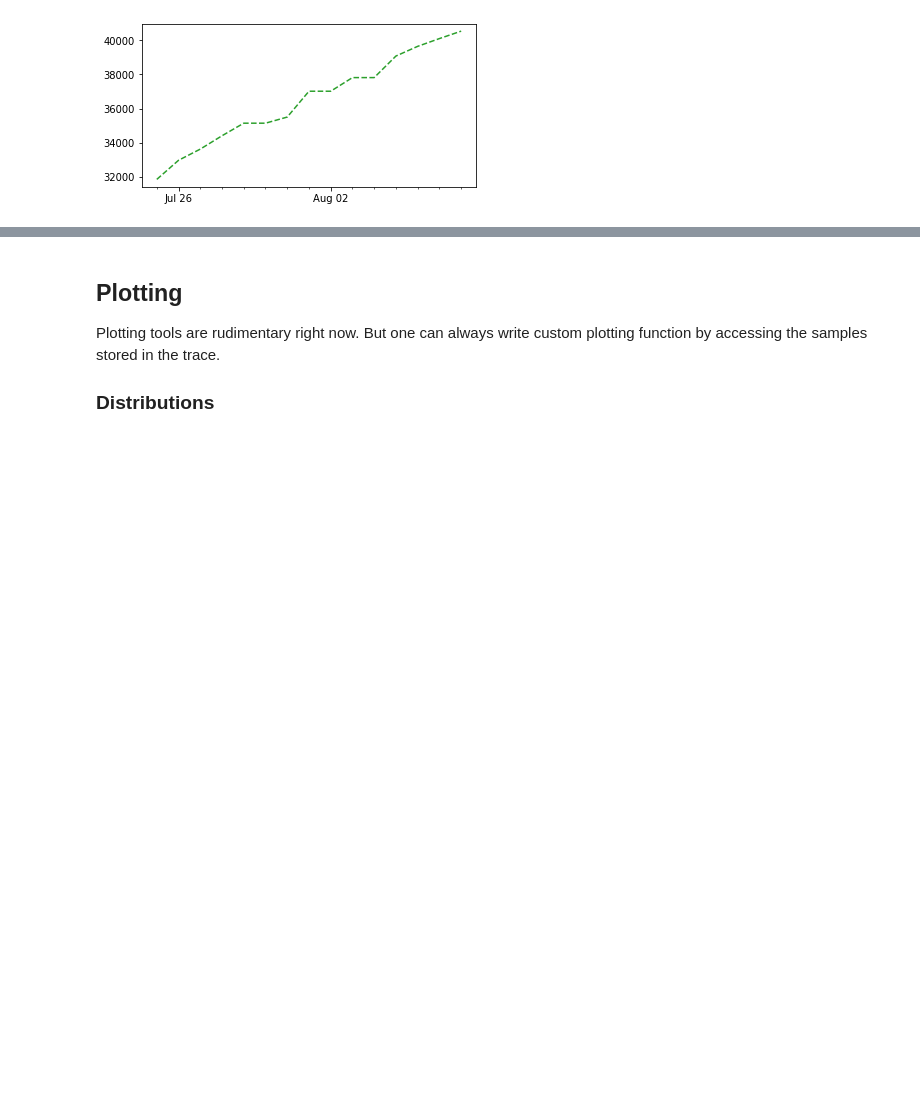
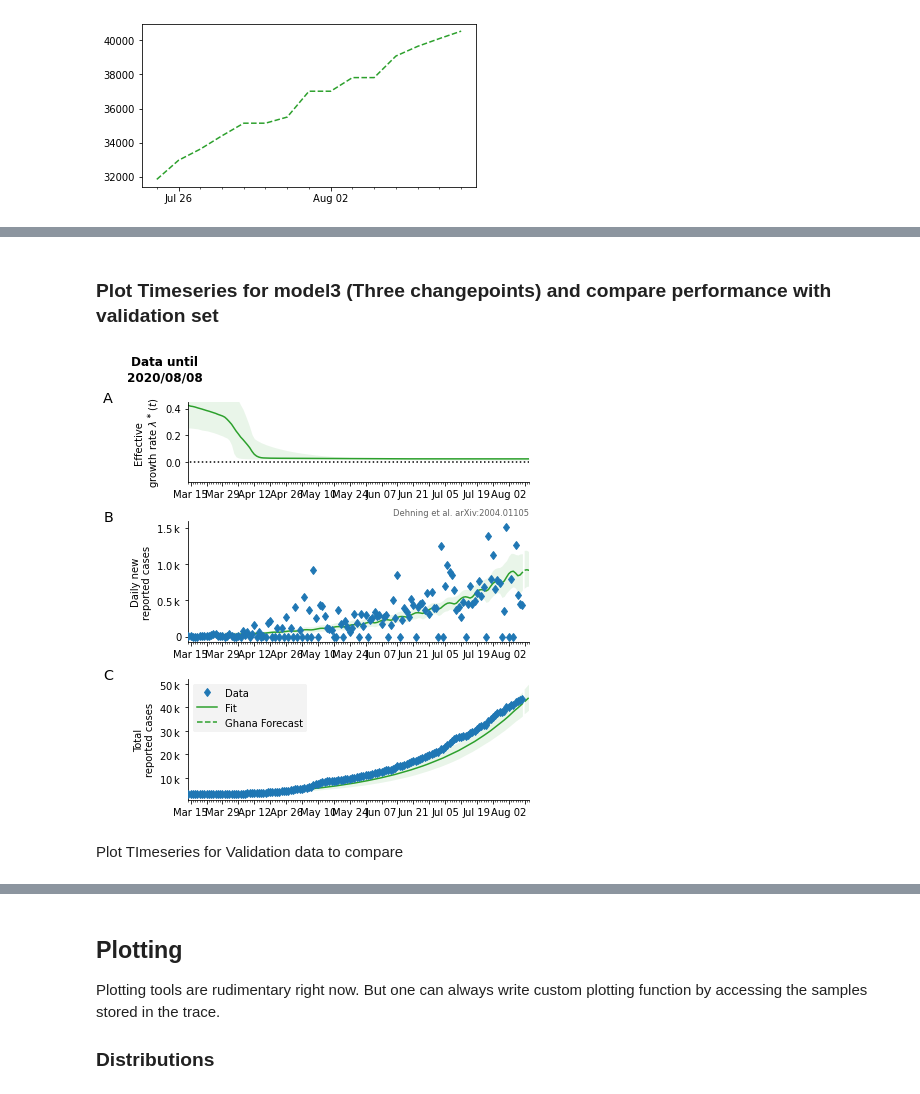
Before and after one commit to Patrick5455/Change-Point-Analysis-of-Covid19-Bayesian-Inference-SIR-SEIR-Modelling, a Jupyter notebook: dependencies/covid19_inference-master/scripts/interactive/example_one_bundesland.ipynb, the cells around one changed output, grey strips where cells are left out. Saved outputs shown, nothing was run; the diff lists cells and outputs as text; code cells hidden in the pictures; blank space fills up the shorter version.

```diff
--- a/dependencies/covid19_inference-master/scripts/interactive/example_one_bundesland.ipynb
+++ b/dependencies/covid19_inference-master/scripts/interactive/example_one_bundesland.ipynb
@@ -841,0 +918,5 @@ plot_simpleTimeSeries(data=val_set, save_as='valset.png', type_of_plot='fcast');
+# %%
+#save model 3
+save_load_model("wb", model3, "model3.pickle")
+#load model 3
+model3 = save_load_model("rb", model_name="model3.pickle")
@@ -841,0 +953,5 @@ plot_simpleTimeSeries(data=val_set, save_as='valset.png', type_of_plot='fcast');
+# %%
+#save model3_trace
+save_load_modelTrace("wb", model3_trace, modelTrace_name="model3_trace.pickle")
+#load model3_trace
+model3_trace=save_load_modelTrace("rb", modelTrace_name="model3_trace.pickle")
@@ -841,0 +980,8 @@ plot_simpleTimeSeries(data=val_set, save_as='valset.png', type_of_plot='fcast');
+# %% [markdown]
+### Plot Timeseries for model3 (Three changepoints) and compare performance with validation set
+# %%
+plot_timeseries(model3, model3_trace, file_name="model3_timeseries.png")
+# %% [output]
+[figure, added]
+# %% [markdown]
+Plot TImeseries for Validation data to compare
```
Also changed, not shown: parts of 16 cells of this notebook.
